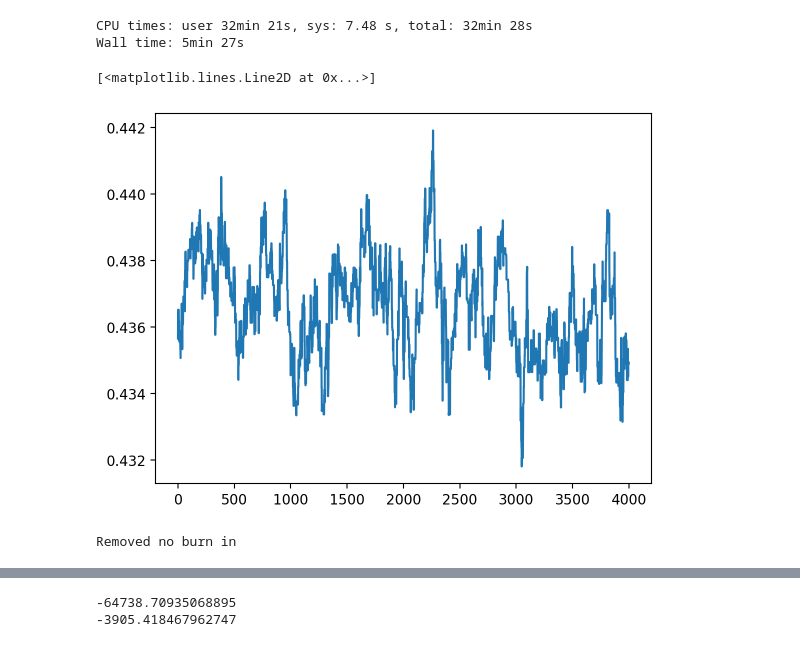
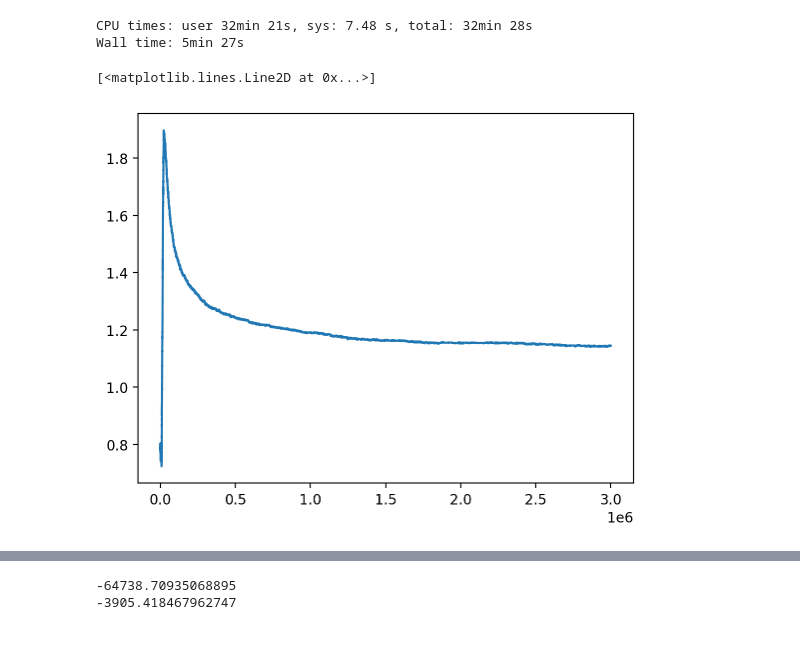
Before and after one commit to dkn16/Synax, a Jupyter notebook: examples/Sampling_lsa_cpu.ipynb, the cells around one changed output, grey strips where cells are left out. Cells and saved outputs as stored; diff of their text form; code cells hidden in the pictures.

```diff
--- a/examples/Sampling_lsa_cpu.ipynb
+++ b/examples/Sampling_lsa_cpu.ipynb
@@ -179,20 +189,18 @@ Wall time: 5min 27s
 # %%
 mcmc_samples = states.position
 # %%
-mcmc_samples = jnp.load('states_rwmc_cpu.npy',allow_pickle=True).item()
+mcmc_samples = jnp.load('states_rwmc_gpu.npy',allow_pickle=True).item()
 # %%
-plt.plot(mcmc_samples["chi0"][6000:10000])
+plt.plot(mcmc_samples["chi03"][:])
 # %% [output]
 [<matplotlib.lines.Line2D at 0x...>]
-[figure, old version]
+[figure, new version]
 # %%
 from getdist import plots, MCSamples
-names = ["b0","psi0","psi1","chi0"]
+names = ["b01","psi01","psi11","chi01","b02","psi02","psi12","chi02","b03","psi03","psi13","chi03","b04","psi04","psi14","chi04"]
 labels =  [r"b_0",r"\psi_0",r"\psi_1",r"\chi_{0,B}"]
-samps = np.array([mcmc_samples[names[i]][6000:] for i in range(4)]).T
-samples = MCSamples(samples=samps,names = names, labels = labels)
+samps = np.array([mcmc_samples[names[i]][250000:] for i in range(16)]).T
+#samples = MCSamples(samples=samps,names = names, labels = labels)
-# %% [output]
-Removed no burn in
 # %%
 %matplotlib inline
 
```
Also changed, not shown: parts of 8 cells of this notebook, 7 other files.
